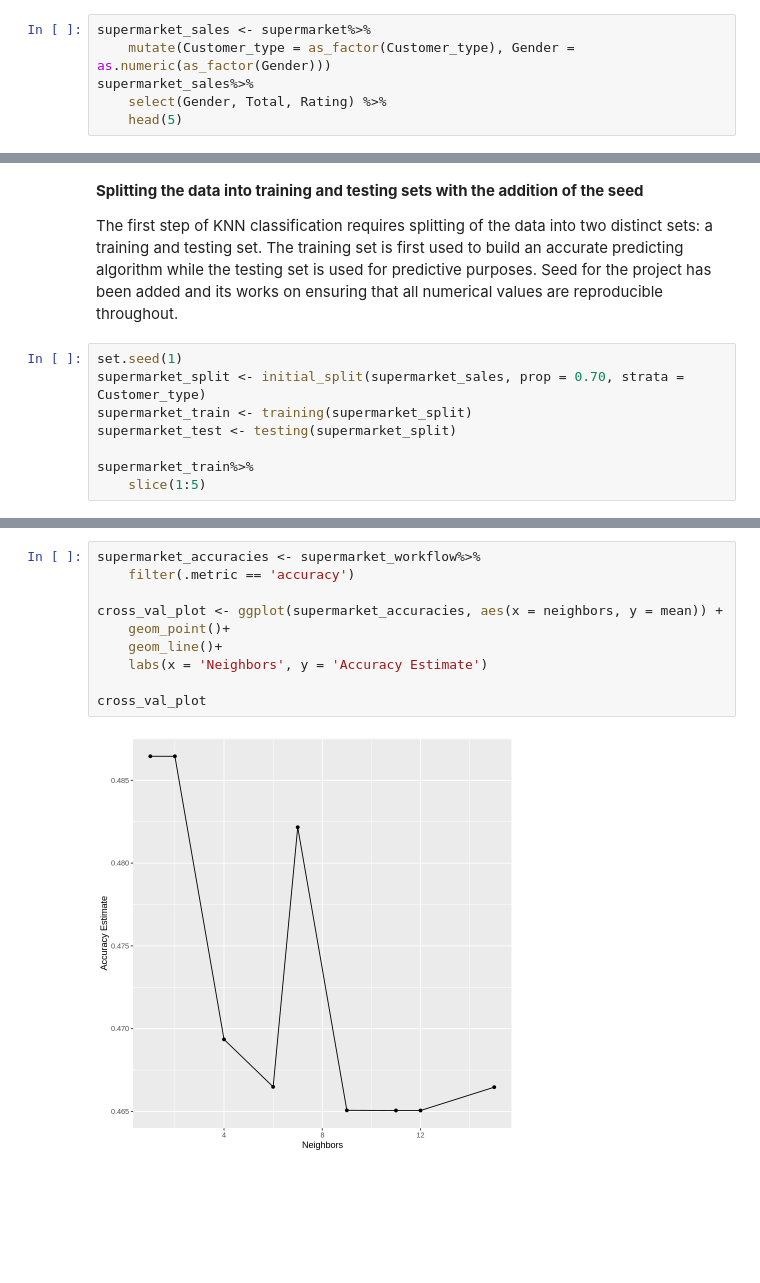
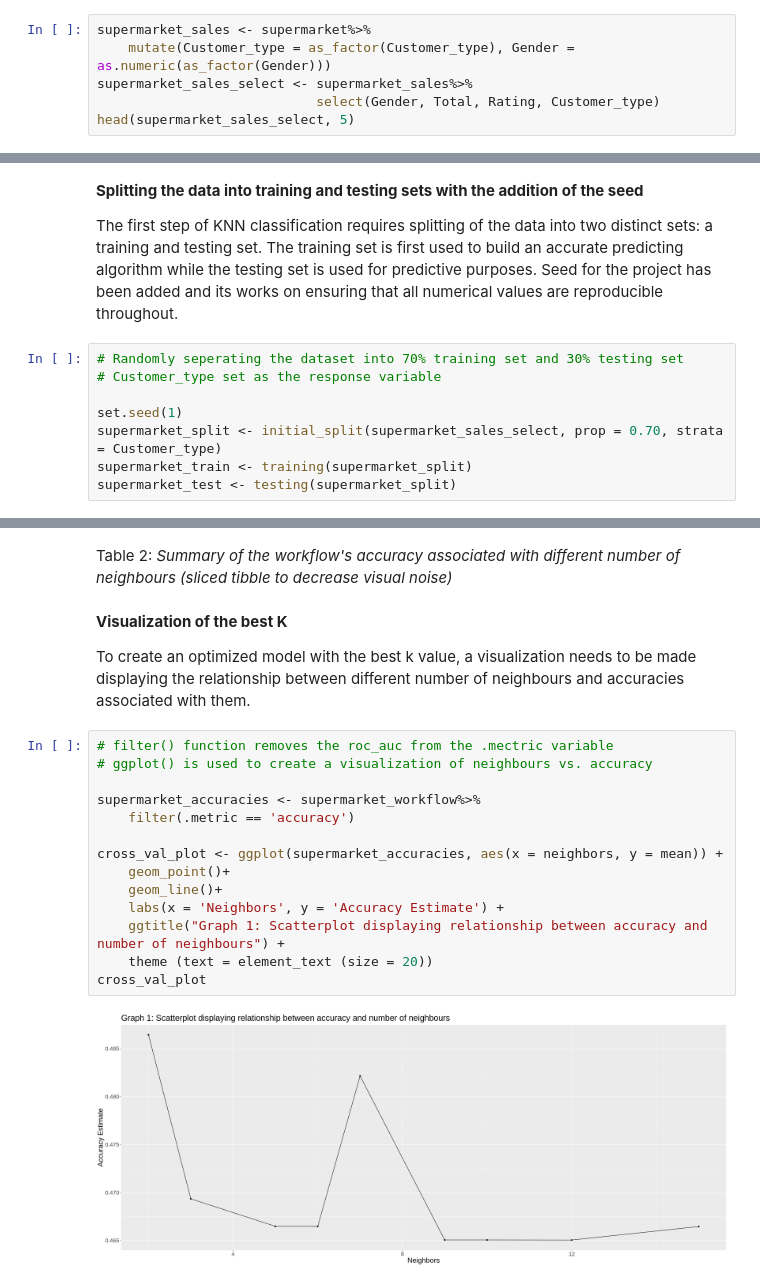
Before and after one commit to rajdhillon27/DSCI-classification-, a Jupyter notebook: Project.ipynb, the cells around one changed output, grey strips where cells are left out. Cells and saved outputs as stored; diff of their text form; blank space fills up the shorter version.

```diff
--- a/Project.ipynb
+++ b/Project.ipynb
@@ -109,7 +109,7 @@ Prior to selecting all of the relevant variables, the mutate function from tidyv
 # %%
 supermarket_sales <- supermarket%>%
     mutate(Customer_type = as_factor(Customer_type), Gender = as.numeric(as_factor(Gender)))
-supermarket_sales%>%
-    select(Gender, Total, Rating) %>%
-    head(5)
+supermarket_sales_select <- supermarket_sales%>%
+                            select(Gender, Total, Rating, Customer_type)
+head(supermarket_sales_select, 5)
 # %% [output]
@@ -130,10 +130,10 @@ Table 1: *first 5 rows of the data with relevant predictors: Gender, Total, and
 
 The first step of KNN classification requires splitting of the data into two distinct sets: a training and testing set. The training set is first used to build an accurate predicting algorithm while the testing set is used for predictive purposes. Seed for the project has been added and its works on ensuring that all numerical values are reproducible throughout.
 # %%
+# Randomly seperating the dataset into 70% training set and 30% testing set
+# Customer_type set as the response variable
+
 set.seed(1)
-supermarket_split <- initial_split(supermarket_sales, prop = 0.70, strata = Customer_type)
+supermarket_split <- initial_split(supermarket_sales_select, prop = 0.70, strata = Customer_type)
 supermarket_train <- training(supermarket_split)
 supermarket_test <- testing(supermarket_split)
-
-supermarket_train%>%
-    slice(1:5)
@@ -209,12 +202,22 @@ A tibble: 18 × 7
+# %% [markdown]
+Table 2: *Summary of the workflow's accuracy associated with different number of neighbours (sliced tibble to decrease visual noise)*
+# %% [markdown]
+**Visualization of the best K**
+
+To create an optimized model with the best k value, a visualization needs to be made displaying the relationship between different number of neighbours and accuracies associated with them.
 # %%
+# filter() function removes the roc_auc from the .mectric variable
+# ggplot() is used to create a visualization of neighbours vs. accuracy
+
 supermarket_accuracies <- supermarket_workflow%>%
     filter(.metric == 'accuracy')
 
 cross_val_plot <- ggplot(supermarket_accuracies, aes(x = neighbors, y = mean)) +
     geom_point()+
     geom_line()+
-    labs(x = 'Neighbors', y = 'Accuracy Estimate')
-
+    labs(x = 'Neighbors', y = 'Accuracy Estimate') +
+    ggtitle("Graph 1: Scatterplot displaying relationship between accuracy and number of neighbours") +
+    theme (text = element_text (size = 20))
 cross_val_plot
 # %% [output]
-[figure, old version]
+[figure, new version]
```
Also changed, not shown: parts of 17 cells of this notebook.
